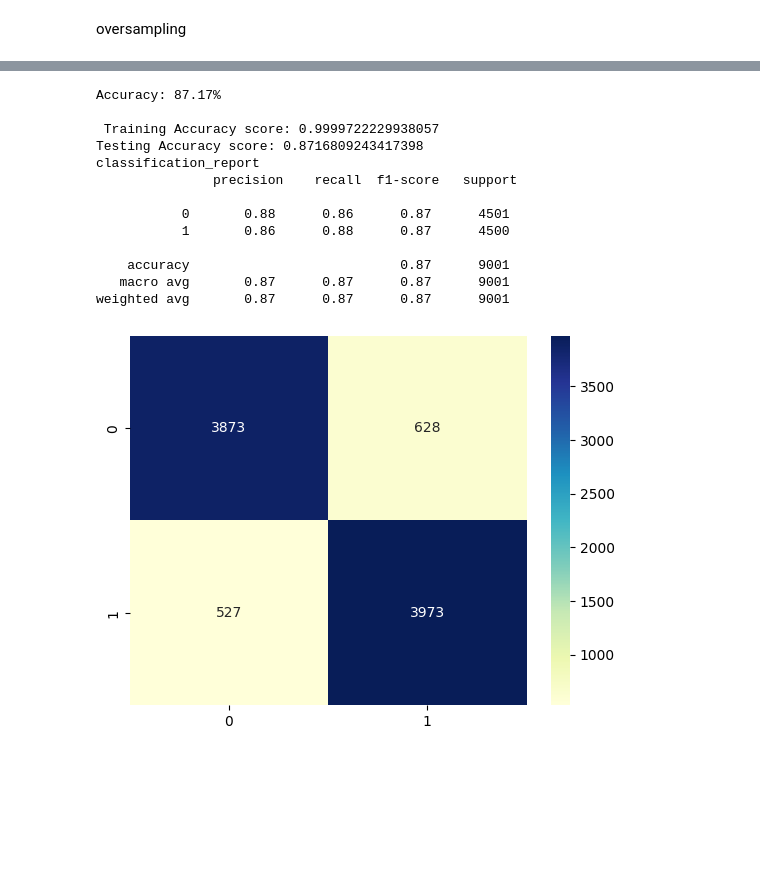
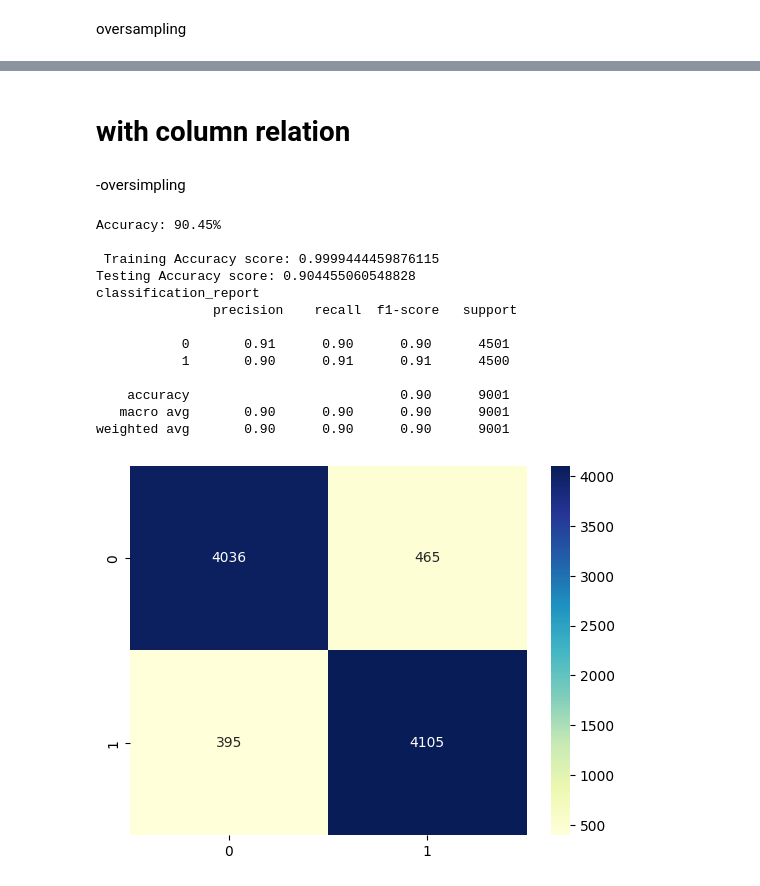
Before and after one commit to PFE2024/satt_ai, a Jupyter notebook: twitter/RandomForestClassifier.ipynb, the cells around one changed output, grey strips where cells are left out. Cells and saved outputs as stored; diff of their text form; code cells hidden in the pictures; blank space fills up the shorter version.

Commit message:
test oversimpling , undersimpling on RF

```diff
--- a/twitter/RandomForestClassifier.ipynb
+++ b/twitter/RandomForestClassifier.ipynb
@@ -409,6 +368,10 @@ classification_report
    macro avg       0.91      0.91      0.91      9001
 weighted avg       0.91      0.91      0.91      9001
 [figure]
+# %% [markdown]
+# with column relation
+# %% [markdown]
+-oversimpling
 # %%
 
 import numpy as np # linear algebra
@@ -422,50 +385,49 @@ from sklearn import metrics
 import seaborn as sns
 import matplotlib.pyplot as plt
 from sklearn.metrics import classification_report
 from imblearn.over_sampling import SMOTE
 df = pd.read_csv('./Data/data+column_relation.csv')
+df=df.drop(labels=['Unnamed: 0'],axis=1)
 
-smote = SMOTE(random_state=10)
 x=df.iloc[:, :-3]
 y = df.account_type.values.tolist()
+smote = SMOTE(random_state=10)
 x, y =smote.fit_resample(x, y)
-
 x_train, x_test, y_train, y_test = train_test_split(x, y, test_size=0.2, random_state=42,stratify=y)
-clf = Pipeline([
-    ('scaler', StandardScaler()), # Standardizing the data
-    ('pca', PCA()), # Transforming the data with PCA
+pipeline = Pipeline([
     ('rf', RandomForestClassifier()) # Training a random forest classifier on the data
 ])
 
 # Train the pipeline on the data
-clf.fit(x_train, y_train)
-# clf=RandomForestClassifier()
-# clf.fit(x_train,y_train)
-score = clf.score(x_test, y_test)
+pipeline.fit(x_train, y_train)
+# feat_importances = pd.Series(pipeline['rf'].feature_importances_, index=x.columns)
+# feat_importances.nlargest(20).plot(kind='barh')
+# plt.show()
+score = pipeline.score(x_test, y_test)
 print("Accuracy: %.2f%%" % (score * 100))
-y_pred_train = clf.predict(x_train)
-y_pred_test = clf.predict(x_test)
+y_pred_train = pipeline.predict(x_train)
+y_pred_test = pipeline.predict(x_test)
 print("\n Training Accuracy score:",metrics.accuracy_score(y_train, y_pred_train))
 print("Testing Accuracy score:",metrics.accuracy_score(y_test, y_pred_test))
 print("classification_report \n "+classification_report(y_test, y_pred_test))
 cm = metrics.confusion_matrix(y_test, y_pred_test)
 # print('Confusion matrix\n', cm)
 
 cm_matrixNB = pd.DataFrame(data=cm, )
 sns.heatmap(cm_matrixNB, annot=True, fmt='d', cmap='YlGnBu')
 plt.show()
 # %% [output]
-Accuracy: 87.17%
+Accuracy: 90.45%
 
- Training Accuracy score: 0.9999722229938057
-Testing Accuracy score: 0.8716809243417398
+ Training Accuracy score: 0.9999444459876115
+Testing Accuracy score: 0.904455060548828
 classification_report
                precision    recall  f1-score   support
 
-           0       0.88      0.86      0.87      4501
-           1       0.86      0.88      0.87      4500
+           0       0.91      0.90      0.90      4501
+           1       0.90      0.91      0.91      4500
 
-    accuracy                           0.87      9001
-   macro avg       0.87      0.87      0.87      9001
-weighted avg       0.87      0.87      0.87      9001
+    accuracy                           0.90      9001
+   macro avg       0.90      0.90      0.90      9001
+weighted avg       0.90      0.90      0.90      9001
-[figure, old version]
+[figure, new version]
```
Also changed, not shown: parts of 27 cells of this notebook, 6 other files.
